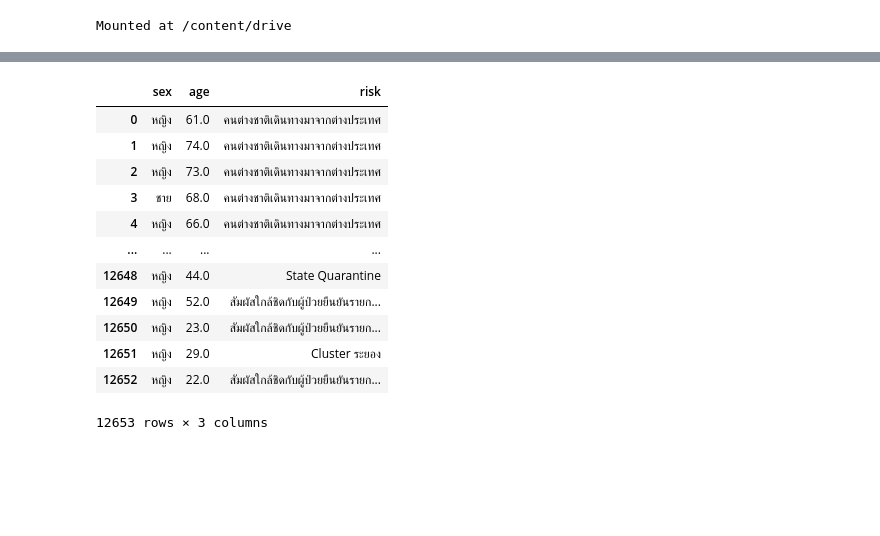
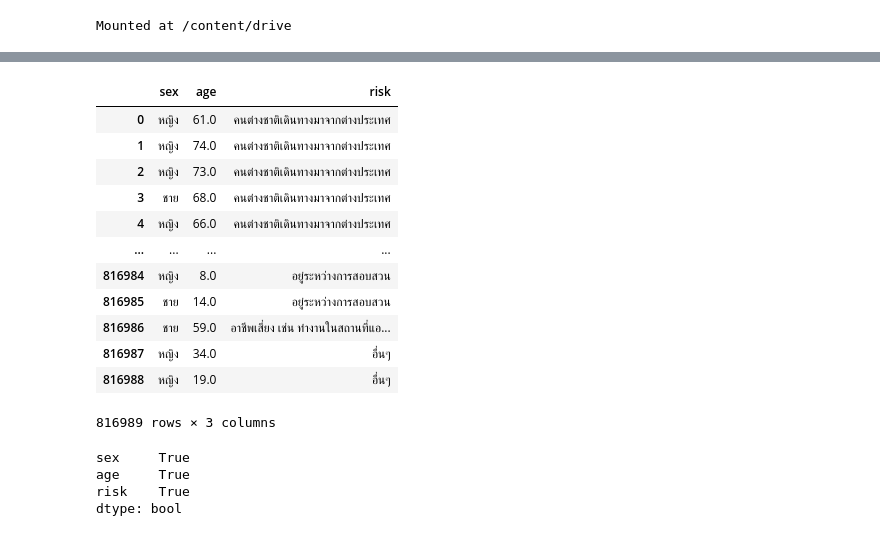
Before and after one commit to SuwareeThammakoonsate/data_viz_2022, a Jupyter notebook: DataViz01_Table_Data.ipynb, the cells around one changed output, grey strips where cells are left out. Cells and saved outputs as stored; diff of their text form; code cells hidden in the pictures; blank space fills up the shorter version.

```diff
--- a/DataViz01_Table_Data.ipynb
+++ b/DataViz01_Table_Data.ipynb
@@ -149,5 +149,5 @@ import os
 # %%
 path = '/content/drive/My Drive/dataviz_2021_data'
 # %%
-data_file_path = os.path.join(path,'pm-20-jan-2021.csv')
-print(data_file_path)
+data_file_path = os.path.join(path,'confirmed-cases.xlsx')
+data_case = pd.read_excel(data_file_path)
@@ -173,17 +170,24 @@ data_covid
 # %%
-risk_table = data_covid[['sex','age','risk']] #สร้างตัวแปร risk_table จากข้อมูลในตาราง data_covid โดยเอาข้อมูลของ sex,age,risk มาใส่
-risk_table #แสดง risk_table
+data_case1 = data_case[['sex','age','risk']] #สร้างตัวแปร data_case1 จากข้อมูลในตาราง data_case โดยเอาข้อมูลของ sex,age,risk มาใส่
+data_case1 #แสดง data_case1
 # %% [output]
 |  | sex | age | risk |
 | 0 | หญิง | 61.0 | คนต่างชาติเดินทางมาจากต่างประเทศ |
 | 1 | หญิง | 74.0 | คนต่างชาติเดินทางมาจากต่างประเทศ |
 | 2 | หญิง | 73.0 | คนต่างชาติเดินทางมาจากต่างประเทศ |
 | 3 | ชาย | 68.0 | คนต่างชาติเดินทางมาจากต่างประเทศ |
 | 4 | หญิง | 66.0 | คนต่างชาติเดินทางมาจากต่างประเทศ |
 | ... | ... | ... | ... |
-| 12648 | หญิง | 44.0 | State Quarantine |
-| 12649 | หญิง | 52.0 | สัมผัสใกล้ชิดกับผู้ป่วยยืนยันรายก... |
-| 12650 | หญิง | 23.0 | สัมผัสใกล้ชิดกับผู้ป่วยยืนยันรายก... |
-| 12651 | หญิง | 29.0 | Cluster ระยอง |
-| 12652 | หญิง | 22.0 | สัมผัสใกล้ชิดกับผู้ป่วยยืนยันรายก... |
+| 816984 | หญิง | 8.0 | อยู่ระหว่างการสอบสวน |
+| 816985 | ชาย | 14.0 | อยู่ระหว่างการสอบสวน |
+| 816986 | ชาย | 59.0 | อาชีพเสี่ยง เช่น ทำงานในสถานที่แอ... |
+| 816987 | หญิง | 34.0 | อื่นๆ |
+| 816988 | หญิง | 19.0 | อื่นๆ |
-12653 rows × 3 columns
+816989 rows × 3 columns
+# %%
+data_case1.isnull().any() #ตรวจสอบค่าMissing
+# %% [output]
+sex     True
+age     True
+risk    True
+dtype: bool
```
Also changed, not shown: parts of 18 cells of this notebook.
